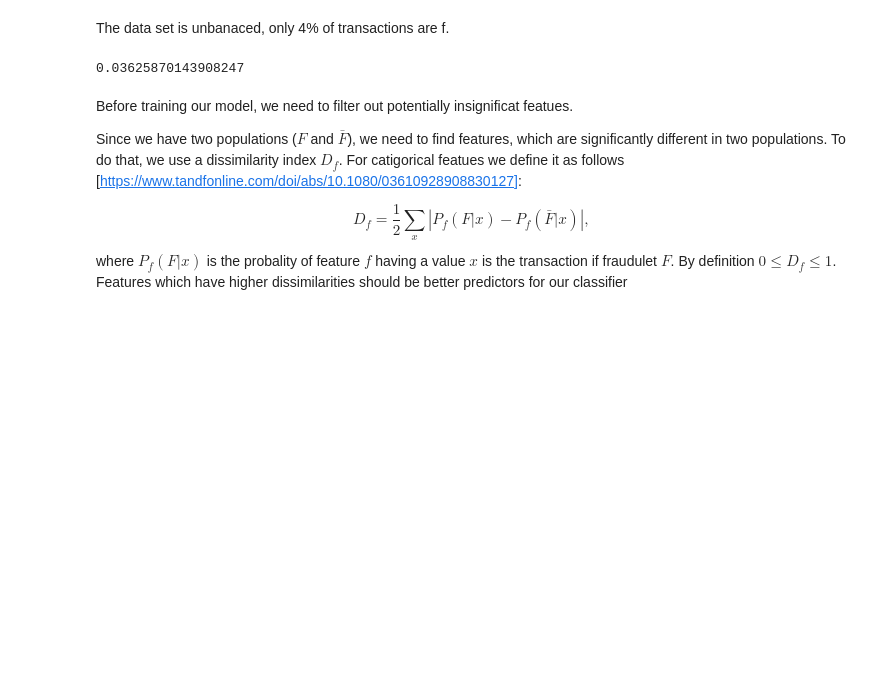
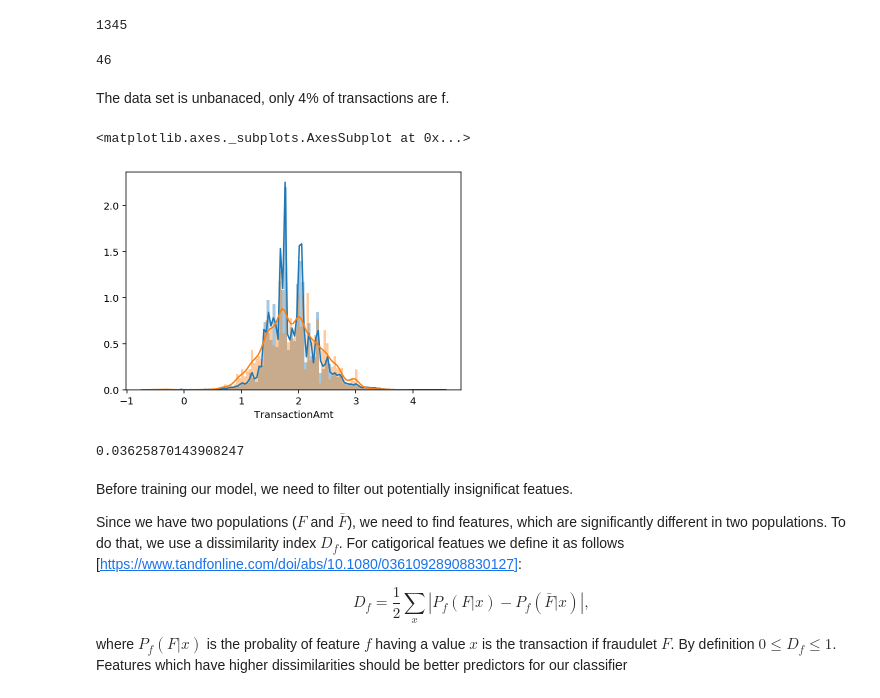
Before and after one commit to ivlis/ieee-fraud-detection, a Jupyter notebook: model.ipynb, the cells around one changed output. Cells and saved outputs as stored; diff of their text form; code cells hidden in the pictures; blank space fills up the shorter version.

```diff
--- a/model.ipynb
+++ b/model.ipynb
@@ -37,0 +81,5 @@ It is convenient to have indexes of known fraudulent transactions.
+# %%
+train = pq.read_table('data/train.parquet').to_pandas()
+gc.collect()
+# %% [output]
+1345
@@ -38,7 +98,23 @@ It is convenient to have indexes of known fraudulent transactions.
 # %%
 is_fraud_idx = (train.isFraud==1)
+# %%
+train['hour'] = pd.to_datetime(train.TransactionDT, unit='s').dt.hour
+# %%
+gc.collect()
+# %% [output]
+46
 # %% [markdown]
 The data set is unbanaced, only 4% of transactions are f.
+# %%
+sns.distplot(np.log10(train.TransactionAmt[~is_fraud_idx]), bins=100)
+sns.distplot(np.log10(train.TransactionAmt[is_fraud_idx]), bins=100)
+# sns.distplot(train.TransactionAmt[~is_fraud_idx])
+
+
+# plt.xlim(1, 2000)
+# %% [output]
+<matplotlib.axes._subplots.AxesSubplot at 0x...>
+[figure, added]
 # %%
 is_fraud_idx.sum()/(~is_fraud_idx).sum()
 # %% [output]
```
Also changed, not shown: parts of 34 cells of this notebook.
